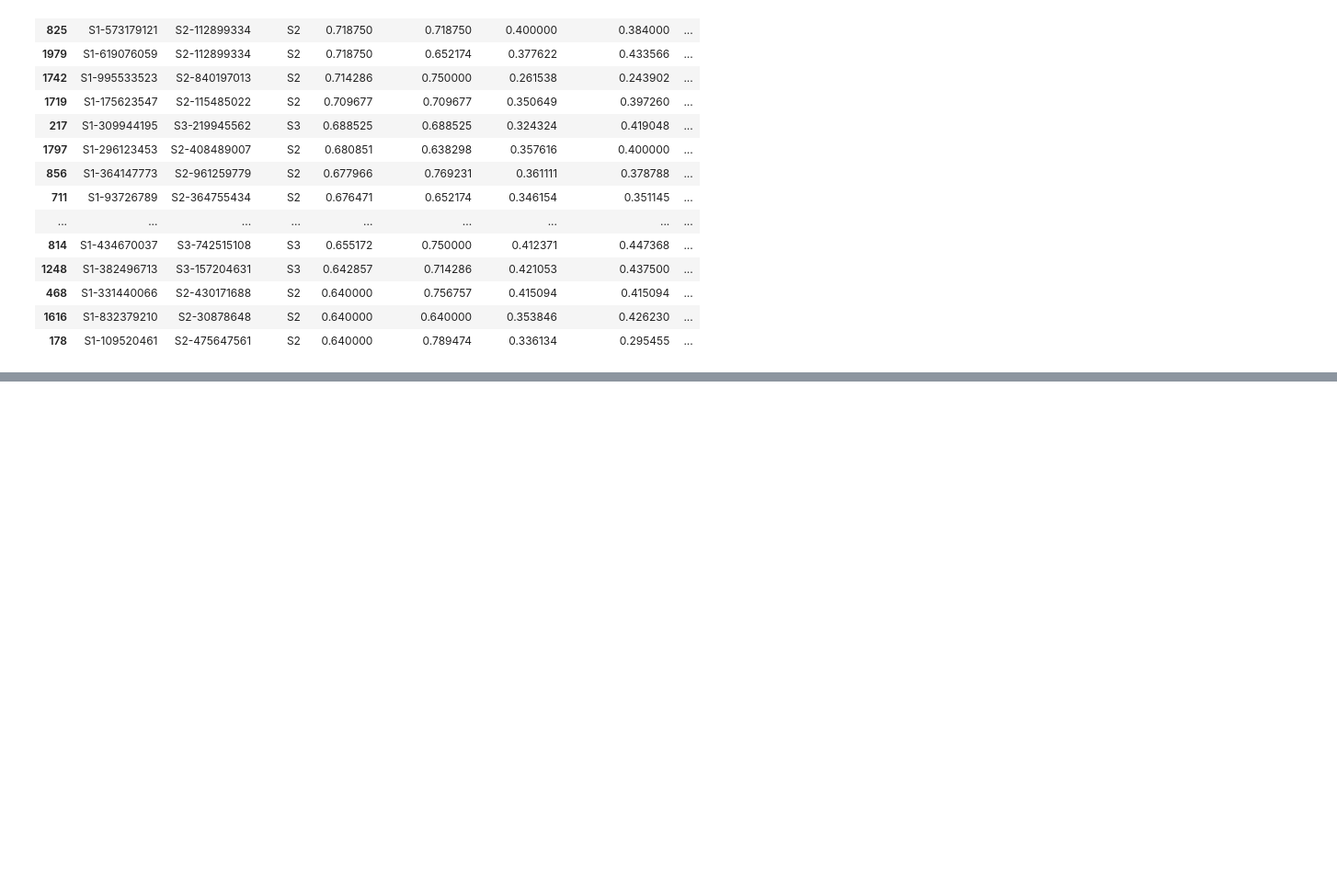
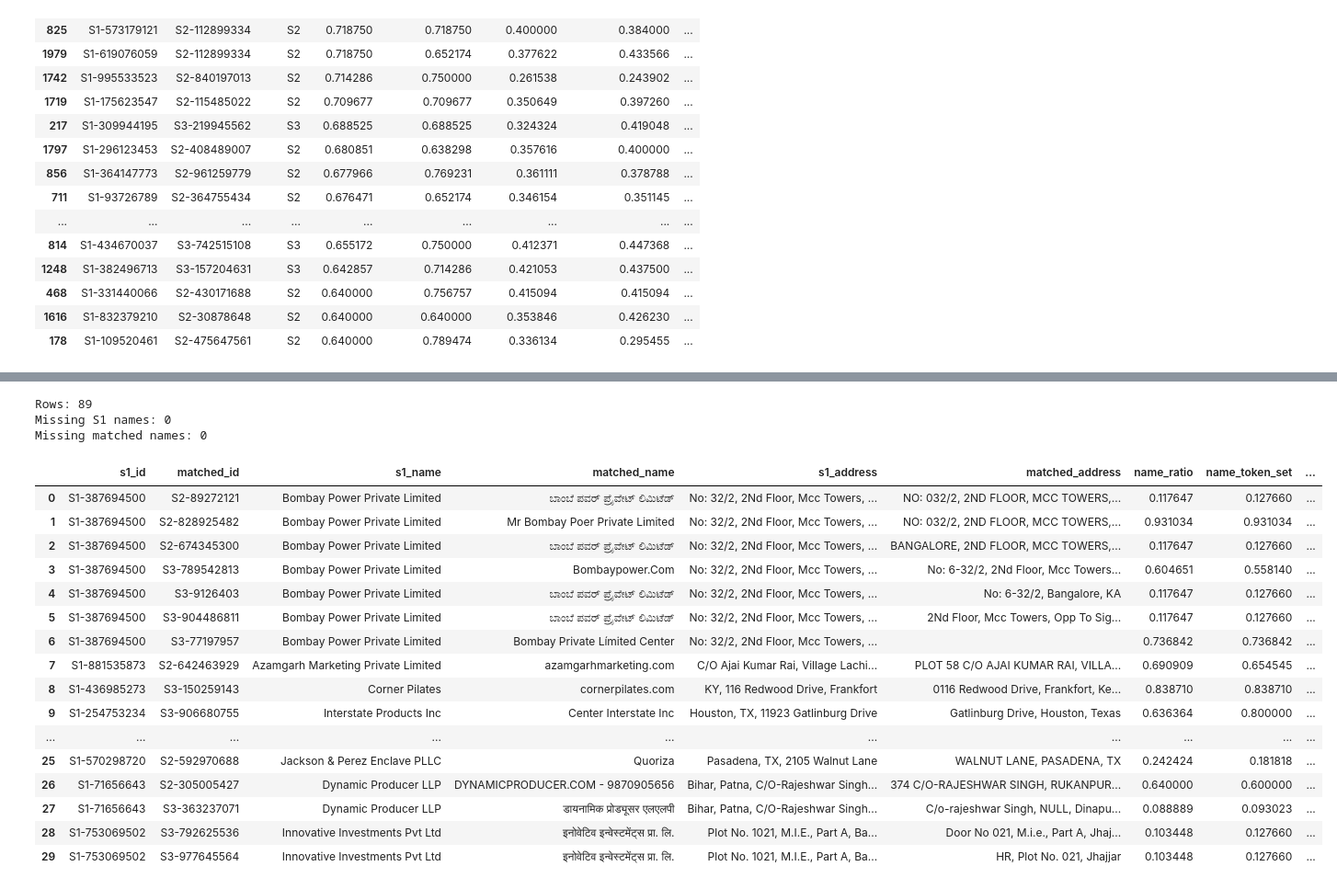
Before and after one commit to manndutiya23/amazon-ml-challenge-2026, a Jupyter notebook: notebooks/04_features.ipynb, the cells around one changed output, grey strips where cells are left out. Shown at 92% size. Cells and saved outputs as stored; diff of their text form; code cells hidden in the pictures; blank space fills up the shorter version.

```diff
--- a/notebooks/04_features.ipynb
+++ b/notebooks/04_features.ipynb
@@ -1230,0 +2468,76 @@ negative_features.sort_values(
+# %%
+source_records = pd.concat(
+    [missed_s2_records, missed_s3_records],
+    ignore_index=True
+)
+
+source_records = source_records[
+    ["entity_id", "business_name", "business_address", "country"]
+].drop_duplicates("entity_id")
+
+miss_analysis = miss_analysis.merge(
+    source_records,
+    left_on="matched_id",
+    right_on="entity_id",
+    how="left"
+)
+
+miss_analysis = miss_analysis.rename(columns={
+    "business_name": "matched_name",
+    "business_address": "matched_address",
+    "country": "matched_country",
+})
+
+miss_analysis.drop(columns=["entity_id"], inplace=True)
+# %%
+print("Rows:", len(miss_analysis))
+
+print(
+    "Missing S1 names:",
+    miss_analysis["s1_name"].isna().sum()
+)
+
+print(
+    "Missing matched names:",
+    miss_analysis["matched_name"].isna().sum()
+)
+# %% [output]
+Rows: 89
+Missing S1 names: 0
+Missing matched names: 0
+# %%
+miss_analysis[
+    [
+        "s1_id",
+        "matched_id",
+        "s1_name",
+        "matched_name",
+        "s1_address",
+        "matched_address",
+        "name_ratio",
+        "name_token_set",
+        "name_jaccard",
+        "address_ratio",
+        "address_token_set",
+        "address_jaccard",
+        "digit_overlap",
+    ]
+].head(30)
+# %% [output]
+|  | s1_id | matched_id | s1_name | matched_name | s1_address | matched_address | name_ratio | name_token_set | ... |
+| 0 | S1-387694500 | S2-89272121 | Bombay Power Private Limited | ಬಾಂಬೆ ಪವರ್ ಪ್ರೈವೇಟ್ ಲಿಮಿಟೆಡ್ | No: 32/2, 2Nd Floor, Mcc Towers, ... | NO: 032/2, 2ND FLOOR, MCC TOWERS,... | 0.117647 | 0.127660 | ... |
+| 1 | S1-387694500 | S2-828925482 | Bombay Power Private Limited | Mr Bombay Poer Private Limited | No: 32/2, 2Nd Floor, Mcc Towers, ... | NO: 032/2, 2ND FLOOR, MCC TOWERS,... | 0.931034 | 0.931034 | ... |
+| 2 | S1-387694500 | S2-674345300 | Bombay Power Private Limited | ಬಾಂಬೆ ಪವರ್ ಪ್ರೈವೇಟ್ ಲಿಮಿಟೆಡ್ | No: 32/2, 2Nd Floor, Mcc Towers, ... | BANGALORE, 2ND FLOOR, MCC TOWERS,... | 0.117647 | 0.127660 | ... |
+| 3 | S1-387694500 | S3-789542813 | Bombay Power Private Limited | Bombaypower.Com | No: 32/2, 2Nd Floor, Mcc Towers, ... | No: 6-32/2, 2Nd Floor, Mcc Towers... | 0.604651 | 0.558140 | ... |
+| 4 | S1-387694500 | S3-9126403 | Bombay Power Private Limited | ಬಾಂಬೆ ಪವರ್ ಪ್ರೈವೇಟ್ ಲಿಮಿಟೆಡ್ | No: 32/2, 2Nd Floor, Mcc Towers, ... | No: 6-32/2, Bangalore, KA | 0.117647 | 0.127660 | ... |
+| 5 | S1-387694500 | S3-904486811 | Bombay Power Private Limited | ಬಾಂಬೆ ಪವರ್ ಪ್ರೈವೇಟ್ ಲಿಮಿಟೆಡ್ | No: 32/2, 2Nd Floor, Mcc Towers, ... | 2Nd Floor, Mcc Towers, Opp To Sig... | 0.117647 | 0.127660 | ... |
+| 6 | S1-387694500 | S3-77197957 | Bombay Power Private Limited | Bombay Private Límited Center | No: 32/2, 2Nd Floor, Mcc Towers, ... |  | 0.736842 | 0.736842 | ... |
+| 7 | S1-881535873 | S2-642463929 | Azamgarh Marketing Private Limited | azamgarhmarketing.com | C/O Ajai Kumar Rai, Village Lachi... | PLOT 58 C/O AJAI KUMAR RAI, VILLA... | 0.690909 | 0.654545 | ... |
+| 8 | S1-436985273 | S3-150259143 | Corner Pilates | cornerpilates.com | KY, 116 Redwood Drive, Frankfort | 0116 Redwood Drive, Frankfort, Ke... | 0.838710 | 0.838710 | ... |
+| 9 | S1-254753234 | S3-906680755 | Interstate Products Inc | Center Interstate Inc | Houston, TX, 11923 Gatlinburg Drive | Gatlinburg Drive, Houston, Texas | 0.636364 | 0.800000 | ... |
+| ... | ... | ... | ... | ... | ... | ... | ... | ... | ... |
+| 25 | S1-570298720 | S2-592970688 | Jackson & Perez Enclave PLLC | Quoriza | Pasadena, TX, 2105 Walnut Lane | WALNUT LANE, PASADENA, TX | 0.242424 | 0.181818 | ... |
+| 26 | S1-71656643 | S2-305005427 | Dynamic Producer LLP | DYNAMICPRODUCER.COM - 9870905656 | Bihar, Patna, C/O-Rajeshwar Singh... | 374 C/O-RAJESHWAR SINGH, RUKANPUR... | 0.640000 | 0.600000 | ... |
+| 27 | S1-71656643 | S3-363237071 | Dynamic Producer LLP | डायनामिक प्रोड्यूसर एलएलपी | Bihar, Patna, C/O-Rajeshwar Singh... | C/o-rajeshwar Singh, NULL, Dinapu... | 0.088889 | 0.093023 | ... |
+| 28 | S1-753069502 | S3-792625536 | Innovative Investments Pvt Ltd | इनोवेटिव इन्वेस्टमेंट्स प्रा. लि. | Plot No. 1021, M.I.E., Part A, Ba... | Door No 021, M.i.e., Part A, Jhaj... | 0.103448 | 0.127660 | ... |
+| 29 | S1-753069502 | S3-977645564 | Innovative Investments Pvt Ltd | इनोवेटिव इन्वेस्टमेंट्स प्रा. लि. | Plot No. 1021, M.I.E., Part A, Ba... | HR, Plot No. 021, Jhajjar | 0.103448 | 0.127660 | ... |
```
Also changed, not shown: parts of 81 cells of this notebook, 3 other files.
